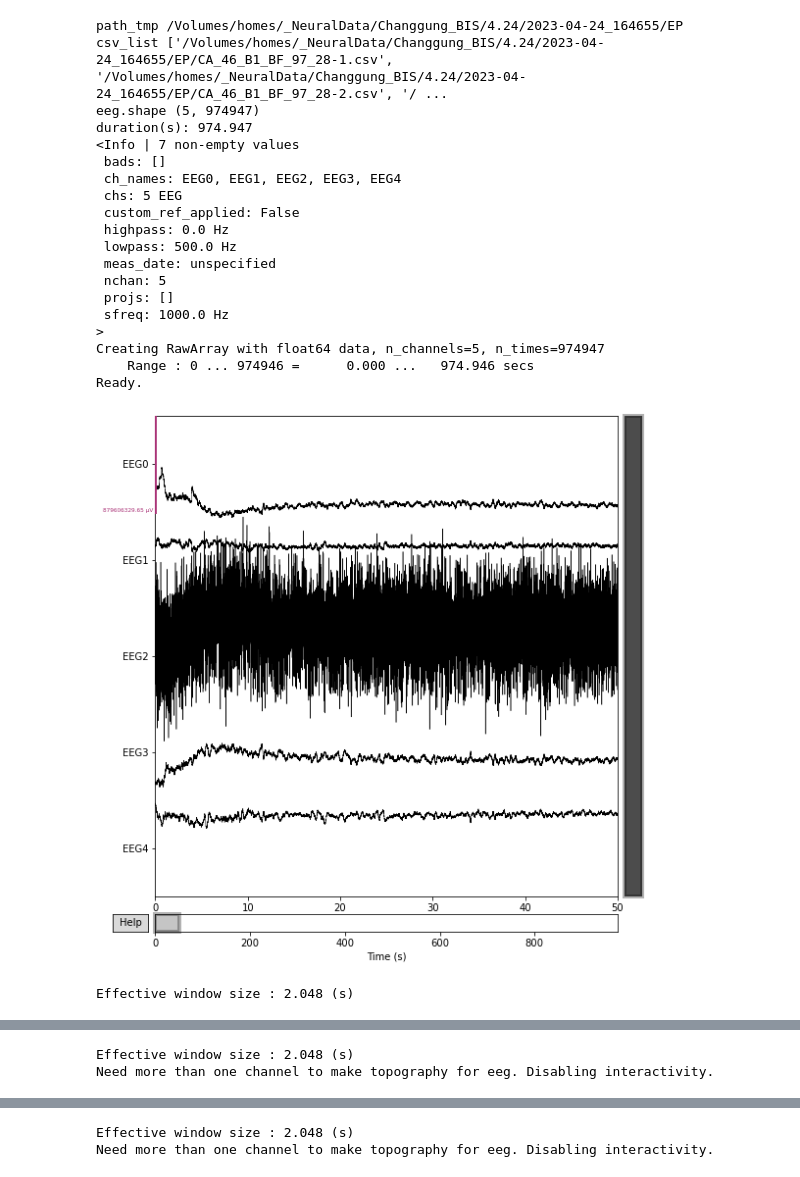
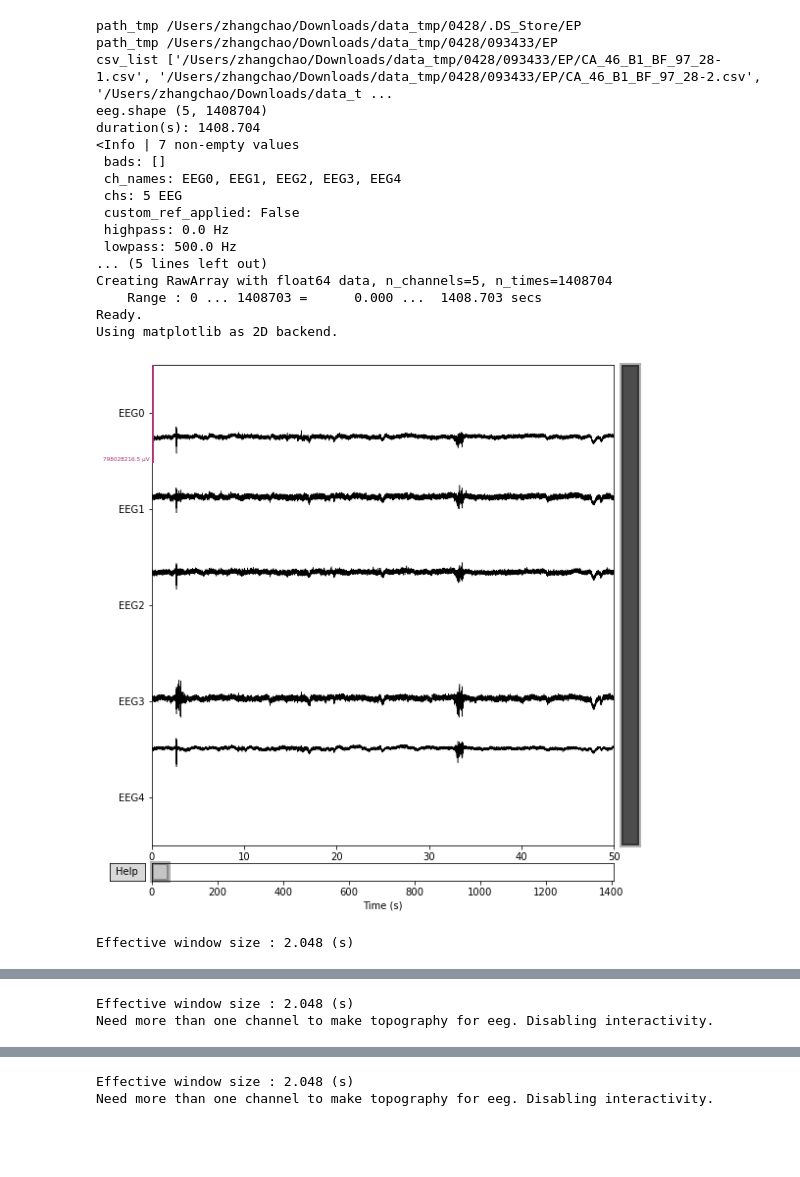
Before and after one commit to holdmeplease/BIS_EEG, a Jupyter notebook: read_data.ipynb, the cells around one changed output, grey strips where cells are left out. Drawn from its saved outputs; the diff is of its cells as text; code cells hidden in the pictures; blank space fills up the shorter version.

```diff
--- a/read_data.ipynb
+++ b/read_data.ipynb
@@ -14,7 +14,10 @@ import scipy.signal as signal
 # %%
 # change the path_root here
 # path_root = '/Volumes/homes/_NeuralData/Changgung_BIS/4.13'
-path_root = '/Volumes/homes/_NeuralData/Changgung_BIS/4.24'
+# path_root = '/Volumes/homes/_NeuralData/Changgung_BIS/4.24'
+# path_root = '/Volumes/homes/_NeuralData/Changgung_BIS/4.28'
+path_root = '/Users/zhangchao/Downloads/data_tmp/0428'
+
 # path_root = 'Other path'
 
 fs = 1000
@@ -34,8 +33,8 @@ data_info = {}
 exp = os.listdir(path_root)
 exp.sort()
 
-# for i in range(len(exp)):
-for i in range(3,4):
+for i in range(len(exp)):
+# for i in range(4,5):
     path_tmp = '{}/{}/EP'.format(path_root, exp[i])
     print('path_tmp', path_tmp)
     if os.path.exists(path_tmp):
@@ -56,7 +55,7 @@ for i in range(3,4):
     eeg = np.array(eeg)
 
     # eeg -= eeg[0,:]
-    eeg -= np.mean(eeg[[0,1,3,4], :], axis=0)
+    # eeg -= np.mean(eeg[[0,1,3,4], :], axis=0)
 
     print('eeg.shape', eeg.shape)
     print('duration(s):', eeg.shape[1]/fs)
@@ -66,45 +65,43 @@ for i in range(3,4):
     # ch_num = 5
     ch_num = eeg.shape[0]
     # for mne object
     ch_names = ['EEG{}'.format(i) for i in range(ch_num)]
     ch_types = ['eeg' for i in range(ch_num)]
     info = mne.create_info(ch_names, ch_types=ch_types, sfreq=fs)
     print(info)
 
     data_info['exp{}_chnum'.format(i)] = eeg.shape[0]
     data_info['exp{}_filename'.format(i)] = path_tmp[46:-3]
 
     my_raw = mne.io.RawArray(eeg, info)
     # fig, ax = plt.subplots(figsize=(6, 6))
     my_raw.plot(duration=50, remove_dc=False, scalings='auto')
     # fig.savefig('./figs/exp{}_eeg.png'.format(i+1), dpi=300)
     fig, ax = plt.subplots(figsize=(8, 4))
     my_raw.plot_psd(fmax=499, average=True, ax=ax)
-    fig.savefig('./figs/4.24/exp{}_psd.png'.format(i), dpi=300)
+    # fig.savefig('./figs/4.24/exp{}_psd.png'.format(i), dpi=300)
 
     for c in ch_names:
         fig, ax = plt.subplots(figsize=(8, 4))
         my_raw.plot_psd(fmax=499, average=False, picks=[c], ax=ax)
-        fig.savefig('./figs/4.24/exp{}_psd_ch{}.png'.format(i, c), dpi=300)
+        # fig.savefig('./figs/4.24/exp{}_psd_ch{}.png'.format(i, c), dpi=300)
 # %% [output]
-path_tmp /Volumes/homes/_NeuralData/Changgung_BIS/4.24/2023-04-24_164655/EP
-csv_list ['/Volumes/homes/_NeuralData/Changgung_BIS/4.24/2023-04-24_164655/EP/CA_46_B1_BF_97_28-1.csv', '/Volumes/homes/_NeuralData/Changgung_BIS/4.24/2023-04-24_164655/EP/CA_46_B1_BF_97_28-2.csv', '/ ...
-eeg.shape (5, 974947)
-duration(s): 974.947
+path_tmp /Users/zhangchao/Downloads/data_tmp/0428/.DS_Store/EP
+path_tmp /Users/zhangchao/Downloads/data_tmp/0428/093433/EP
+csv_list ['/Users/zhangchao/Downloads/data_tmp/0428/093433/EP/CA_46_B1_BF_97_28-1.csv', '/Users/zhangchao/Downloads/data_tmp/0428/093433/EP/CA_46_B1_BF_97_28-2.csv', '/Users/zhangchao/Downloads/data_t ...
+eeg.shape (5, 1408704)
+duration(s): 1408.704
 <Info | 7 non-empty values
  bads: []
  ch_names: EEG0, EEG1, EEG2, EEG3, EEG4
  chs: 5 EEG
  custom_ref_applied: False
  highpass: 0.0 Hz
  lowpass: 500.0 Hz
- meas_date: unspecified
- nchan: 5
- projs: []
- sfreq: 1000.0 Hz
->
-Creating RawArray with float64 data, n_channels=5, n_times=974947
-    Range : 0 ... 974946 =      0.000 ...   974.946 secs
+... (5 lines left out)
+Creating RawArray with float64 data, n_channels=5, n_times=1408704
+    Range : 0 ... 1408703 =      0.000 ...  1408.703 secs
 Ready.
+Using matplotlib as 2D backend.
-[figure, old version]
+[figure, new version]
 Effective window size : 2.048 (s)
```
Also changed, not shown: parts of 8 cells of this notebook.
